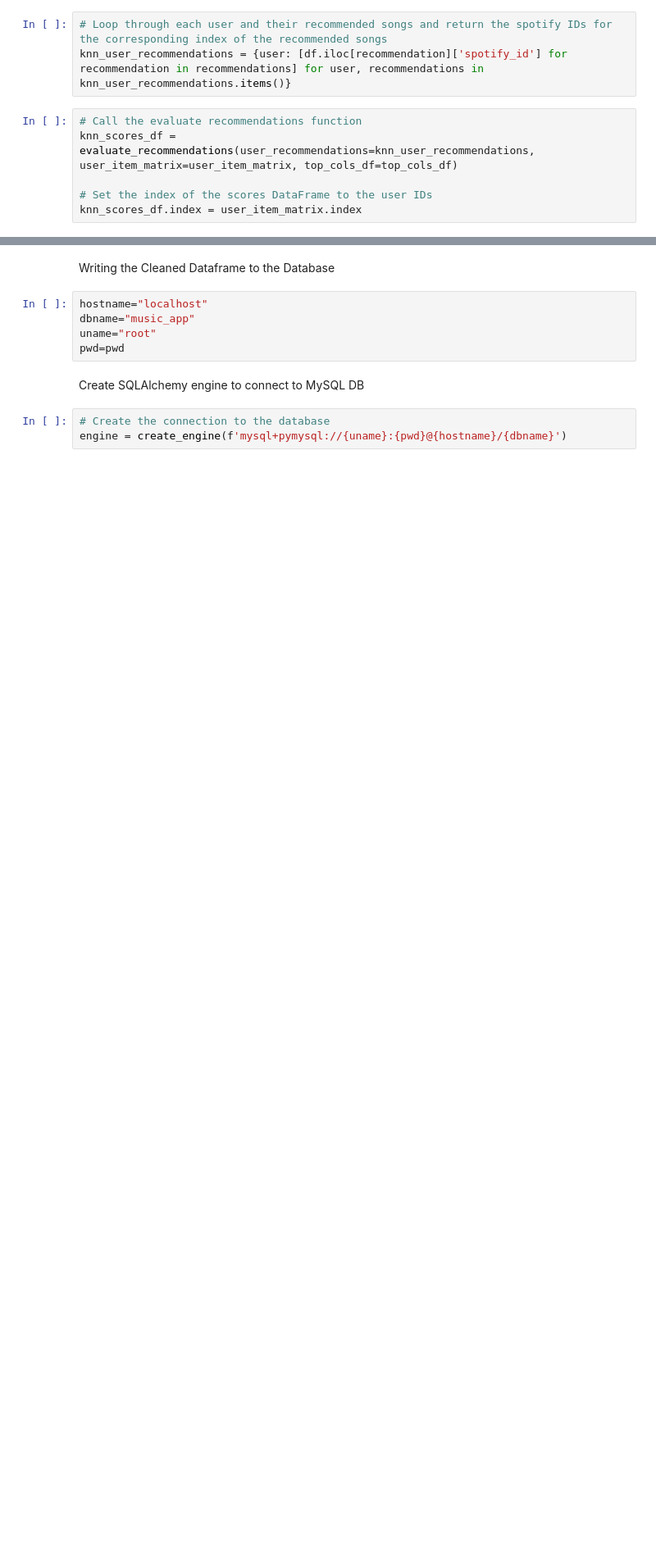
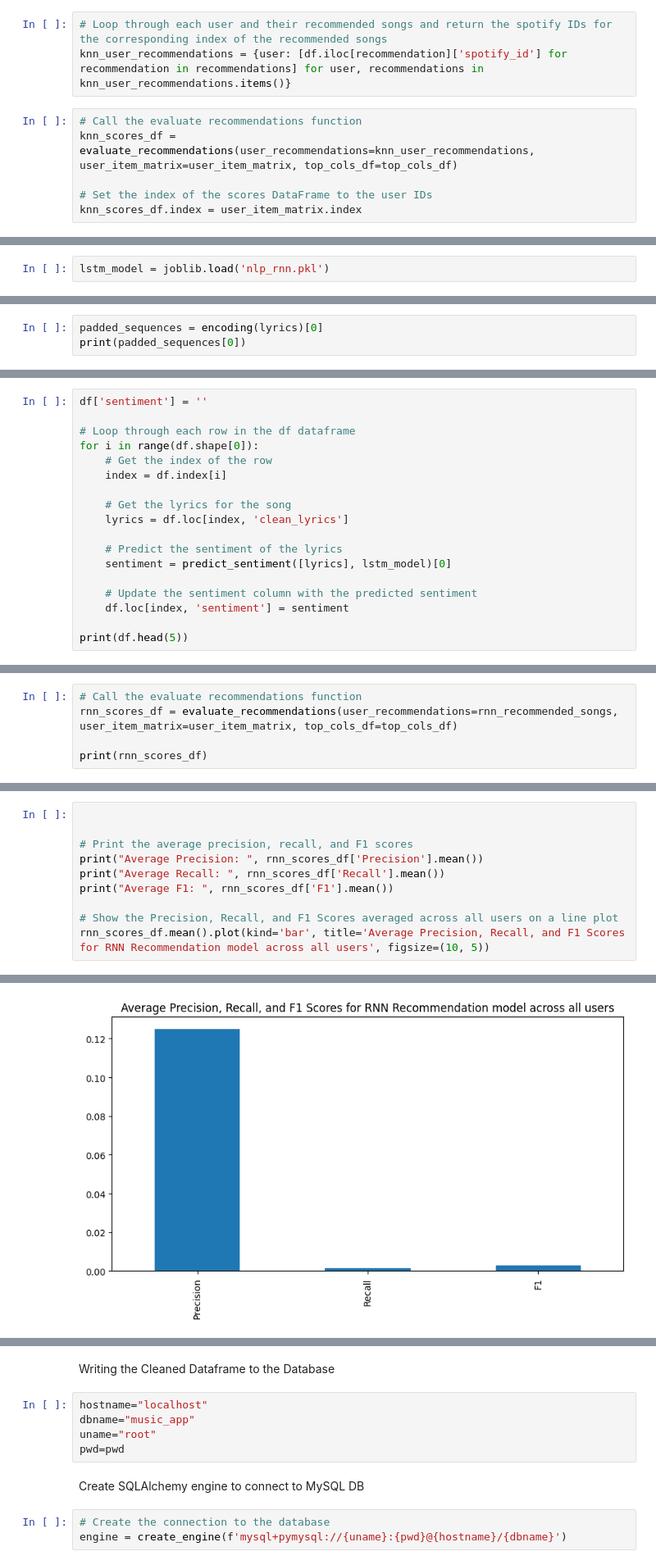
Before and after one commit to EricCallaway/Music_Recommendation_Application, a Jupyter notebook: tf-idf_recommendation.ipynb, the cells around one changed output, grey strips where cells are left out. Shown at 82% size. Cells and saved outputs as stored; diff of their text form; blank space fills up the shorter version.

Commit message:
[ADD]Added RNN model recommendations.

```diff
--- a/tf-idf_recommendation.ipynb
+++ b/tf-idf_recommendation.ipynb
@@ -450,0 +456,2 @@ Average F1:  0.002732673666627954
+# %%
+lstm_model = joblib.load('nlp_rnn.pkl')
@@ -450,0 +523,3 @@ Average F1:  0.002732673666627954
+# %%
+padded_sequences = encoding(lyrics)[0]
+print(padded_sequences[0])
@@ -450,0 +577,18 @@ Average F1:  0.002732673666627954
+# %%
+df['sentiment'] = ''
+
+# Loop through each row in the df dataframe
+for i in range(df.shape[0]):
+    # Get the index of the row
+    index = df.index[i]
+
+    # Get the lyrics for the song
+    lyrics = df.loc[index, 'clean_lyrics']
+
+    # Predict the sentiment of the lyrics
+    sentiment = predict_sentiment([lyrics], lstm_model)[0]
+
+    # Update the sentiment column with the predicted sentiment
+    df.loc[index, 'sentiment'] = sentiment
+
+print(df.head(5))
@@ -450,0 +668,5 @@ Average F1:  0.002732673666627954
+# %%
+# Call the evaluate recommendations function
+rnn_scores_df = evaluate_recommendations(user_recommendations=rnn_recommended_songs, user_item_matrix=user_item_matrix, top_cols_df=top_cols_df)
+
+print(rnn_scores_df)
@@ -450,0 +676,11 @@ Average F1:  0.002732673666627954
+# %%
+
+
+# Print the average precision, recall, and F1 scores
+print("Average Precision: ", rnn_scores_df['Precision'].mean())
+print("Average Recall: ", rnn_scores_df['Recall'].mean())
+print("Average F1: ", rnn_scores_df['F1'].mean())
+
+# Show the Precision, Recall, and F1 Scores averaged across all users on a line plot
+rnn_scores_df.mean().plot(kind='bar', title='Average Precision, Recall, and F1 Scores for RNN Recommendation model across all users', figsize=(10, 5))
+# %% [output]
@@ -450,0 +691 @@ Average F1:  0.002732673666627954
+[figure, added]
```
Also changed, not shown: parts of 22 cells of this notebook, 5 other files.
